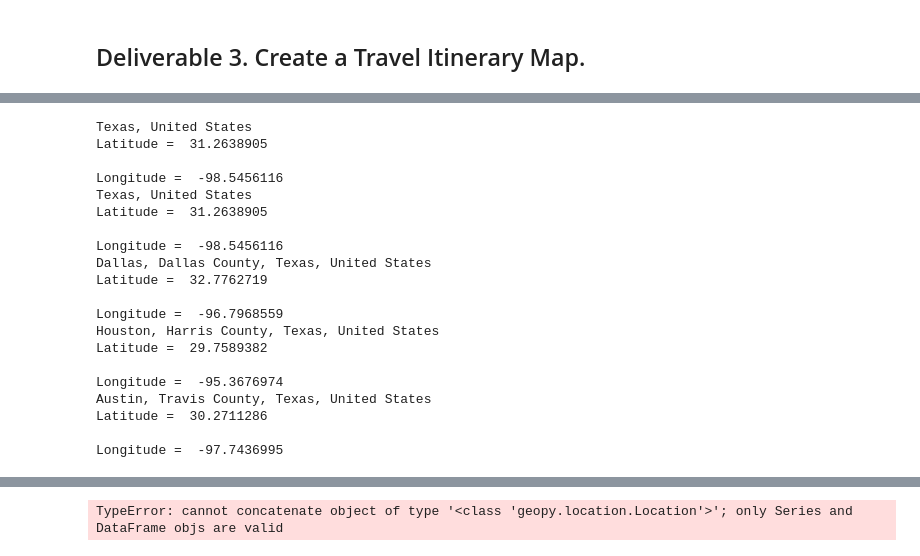
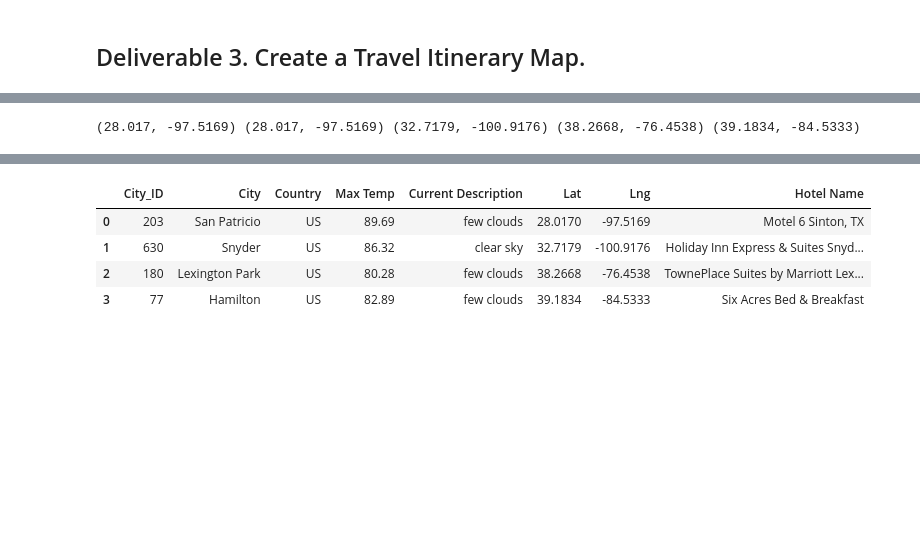
Before and after one commit to DianabasiRobinson/World_Weather_Analysis, a Jupyter notebook: Vacation_Itinerary/Vacation_Itinerary.ipynb, the cells around one changed output, grey strips where cells are left out. Saved outputs shown, nothing was run; the diff lists cells and outputs as text; code cells hidden in the pictures; blank space fills up the shorter version.

Commit message:
adding World_Data_Analysis

```diff
--- a/Vacation_Itinerary/Vacation_Itinerary.ipynb
+++ b/Vacation_Itinerary/Vacation_Itinerary.ipynb
@@ -160,56 +103,0 @@ import gmaps.datasets
-# %%
-from geopy.geocoders import Nominatim
-vacation_start = Nominatim(user_agent="vacation_start")
-vacation_start = loc.geocode("Texas")
-print(vacation_start.address)
-print("Latitude = ", vacation_start.latitude, "\n")
-print("Longitude = ", vacation_start.longitude)
-
-from geopy.geocoders import Nominatim
-vacation_end = Nominatim(user_agent="vacation_end")
-vacation_end = loc.geocode("Texas")
-print(vacation_end.address)
-print("Latitude = ", vacation_end.latitude, "\n")
-print("Longitude = ", vacation_end.longitude)
-
-from geopy.geocoders import Nominatim
-vacation_stop1 = Nominatim(user_agent="vacation_stop1")
-vacation_stop1 = loc.geocode("Dallas")
-print(vacation_stop1.address)
-print("Latitude = ", vacation_stop1.latitude, "\n")
-print("Longitude = ", vacation_stop1.longitude)
-
-from geopy.geocoders import Nominatim
-vacation_stop2 = Nominatim(user_agent="vacation_stop2")
-vacation_stop2 = loc.geocode("Houston")
-print(vacation_stop2.address)
-print("Latitude = ", vacation_stop2.latitude, "\n")
-print("Longitude = ", vacation_stop2.longitude)
-
-from geopy.geocoders import Nominatim
-vacation_stop3 = Nominatim(user_agent="vacation_stop3")
-vacation_stop3 = loc.geocode("Austin")
-print(vacation_stop3.address)
-print("Latitude = ", vacation_stop3.latitude, "\n")
-print("Longitude = ", vacation_stop3.longitude)
-# %% [output]
-Texas, United States
-Latitude =  31.2638905
-
-Longitude =  -98.5456116
-Texas, United States
-Latitude =  31.2638905
-
-Longitude =  -98.5456116
-Dallas, Dallas County, Texas, United States
-Latitude =  32.7762719
-
-Longitude =  -96.7968559
-Houston, Harris County, Texas, United States
-Latitude =  29.7589382
-
-Longitude =  -95.3676974
-Austin, Travis County, Texas, United States
-Latitude =  30.2711286
-
-Longitude =  -97.7436995
@@ -218,3 +104,14 @@ import gmaps.datasets
+# %%
+
+# 6. Get the latitude-longitude pairs as tuples from each city DataFrame using the to_numpy function and list indexing.
+start = vacation_start['Lat'].to_numpy()[0], vacation_start['Lng'].to_numpy()[0]
+end = vacation_end['Lat'].to_numpy()[0], vacation_end['Lng'].to_numpy()[0]
+stop1 = vacation_stop1['Lat'].to_numpy()[0], vacation_stop1['Lng'].to_numpy()[0]
+stop2 = vacation_stop2['Lat'].to_numpy()[0], vacation_stop2['Lng'].to_numpy()[0]
+stop3 = vacation_stop3['Lat'].to_numpy()[0], vacation_stop3['Lng'].to_numpy()[0]
+print(start, end, stop1, stop2, stop3)
+# %% [output]
+(28.017, -97.5169) (28.017, -97.5169) (32.7179, -100.9176) (38.2668, -76.4538) (39.1834, -84.5333)
 # %%
 # 7. Create a direction layer map using the start and end latitude-longitude pairs,
 # and stop1, stop2, and stop3 as the waypoints. The travel_mode should be "DRIVING", "BICYCLING", or "WALKING".
@@ -235,10 +132,16 @@ fig
 # %%
 # 8. To create a marker layer map between the four cities.
 #  Combine the four city DataFrames into one DataFrame using the concat() function.
-itinerary_df = pd.concat([vacation_start,vacation_end,vacation_stop1,vacation_stop2,vacation_stop3],ignore_index=True)
+itinerary_df = pd.concat([vacation_start, vacation_stop1,
+                          vacation_stop2, vacation_stop3]
+                         ,ignore_index=True)
 itinerary_df
 # %% [output]
-TypeError: cannot concatenate object of type '<class 'geopy.location.Location'>'; only Series and DataFrame objs are valid
+|  | City_ID | City | Country | Max Temp | Current Description | Lat | Lng | Hotel Name |
+| 0 | 203 | San Patricio | US | 89.69 | few clouds | 28.0170 | -97.5169 | Motel 6 Sinton, TX |
+| 1 | 630 | Snyder | US | 86.32 | clear sky | 32.7179 | -100.9176 | Holiday Inn Express & Suites Snyd... |
+| 2 | 180 | Lexington Park | US | 80.28 | few clouds | 38.2668 | -76.4538 | TownePlace Suites by Marriott Lex... |
+| 3 | 77 | Hamilton | US | 82.89 | few clouds | 39.1834 | -84.5333 | Six Acres Bed & Breakfast |
 # %%
 # 9 Using the template add city name, the country code, the weather description and maximum temperature for the city.
 info_box_template = """
```
Also changed, not shown: parts of 15 cells of this notebook, 2 other files.
